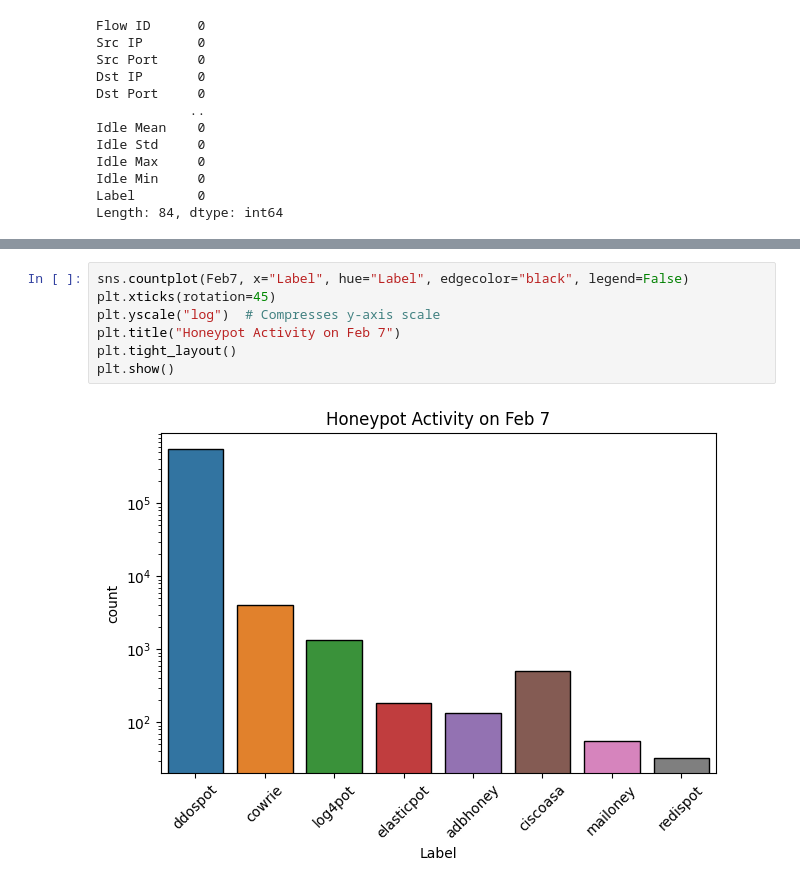
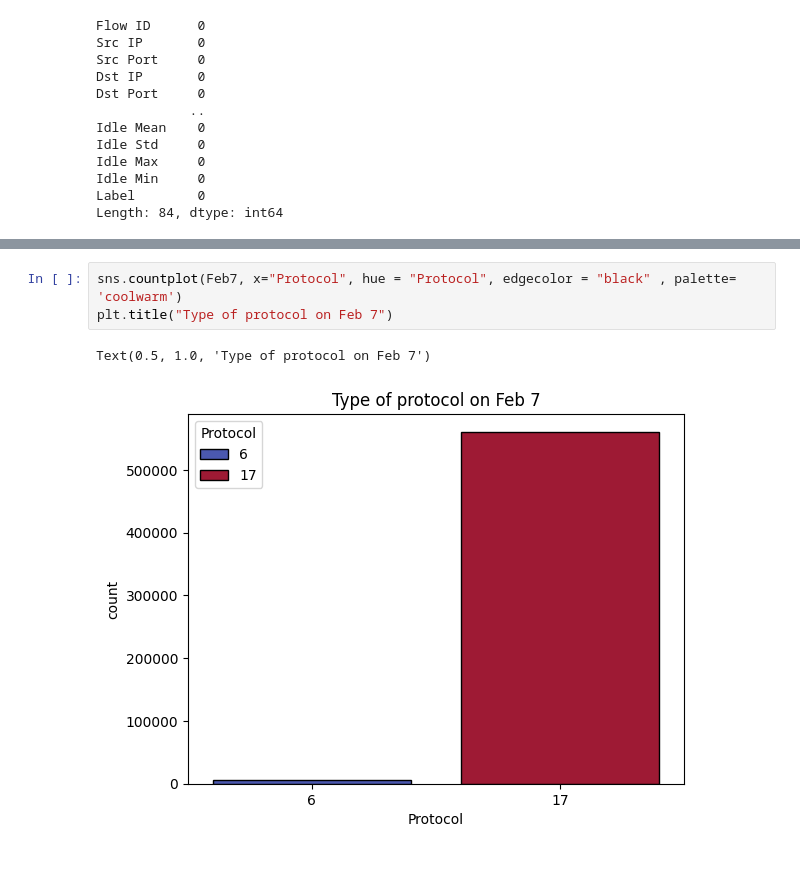
Before and after one commit to Totally-Kyle/The-CyberChase, a Jupyter notebook: EDA.ipynb, the cells around one changed output, grey strips where cells are left out. Saved outputs shown, nothing was run; the diff lists cells and outputs as text.

```diff
--- a/EDA.ipynb
+++ b/EDA.ipynb
@@ -96,9 +113,6 @@ Feb7['Label'].value_counts().to_frame()
 # %%
-sns.countplot(Feb7, x="Label", hue="Label", edgecolor="black", legend=False)
-plt.xticks(rotation=45)
-plt.yscale("log")  # Compresses y-axis scale
-plt.title("Honeypot Activity on Feb 7")
-plt.tight_layout()
-plt.show()
+sns.countplot(Feb7, x="Protocol", hue = "Protocol", edgecolor = "black" , palette= 'coolwarm')
+plt.title("Type of protocol on Feb 7")
 # %% [output]
+Text(0.5, 1.0, 'Type of protocol on Feb 7')
-[figure, old version]
+[figure, new version]
```
Also changed, not shown: parts of 3 cells of this notebook.
